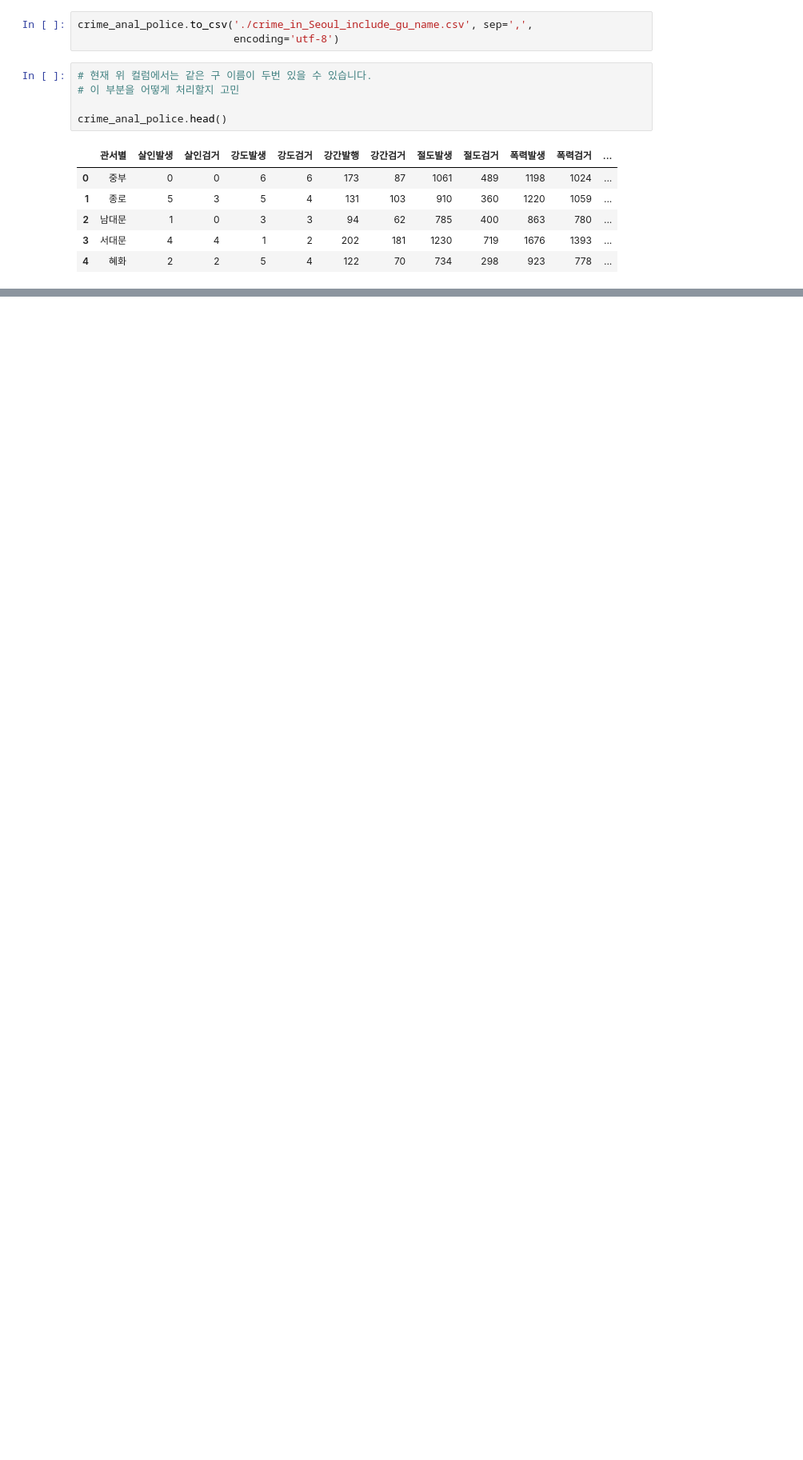
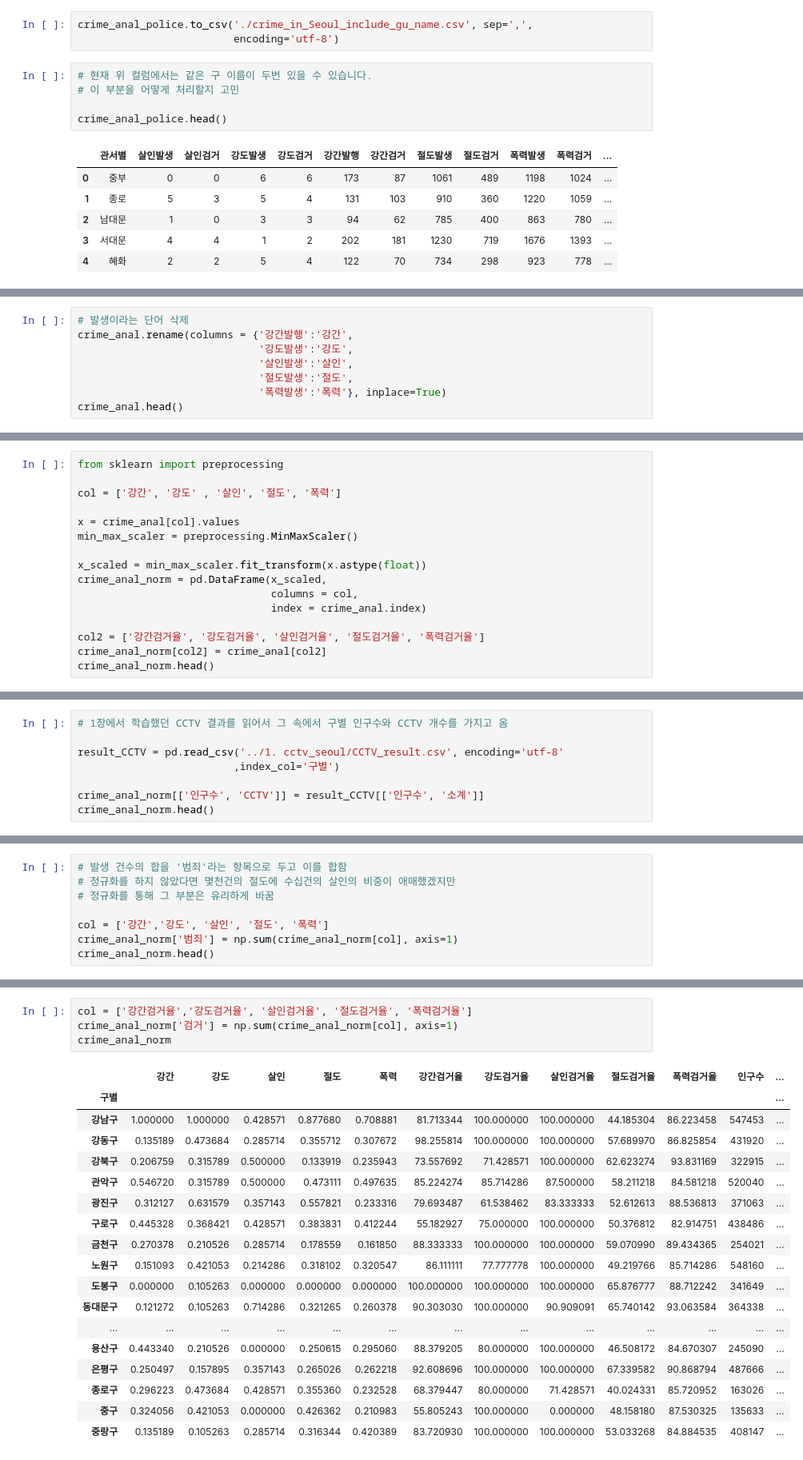
Before and after one commit to jihyunjeongme/datascience-example-python, a Jupyter notebook: 2장_서울시_범죄_현황_분석.ipynb, the cells around one changed output, grey strips where cells are left out. Shown at 80% size. Saved outputs shown, nothing was run; the diff lists cells and outputs as text; blank space fills up the shorter version.

```diff
--- a/2장_서울시_범죄_현황_분석.ipynb
+++ b/2장_서울시_범죄_현황_분석.ipynb
@@ -271,0 +338,8 @@ crime_anal_police.head()
+# %%
+# 발생이라는 단어 삭제
+crime_anal.rename(columns = {'강간발행':'강간',
+                             '강도발생':'강도',
+                             '살인발생':'살인',
+                             '절도발생':'절도',
+                             '폭력발생':'폭력'}, inplace=True)
+crime_anal.head()
@@ -271,0 +363,16 @@ crime_anal_police.head()
+# %%
+from sklearn import preprocessing
+
+col = ['강간', '강도' , '살인', '절도', '폭력']
+
+x = crime_anal[col].values
+min_max_scaler = preprocessing.MinMaxScaler()
+
+x_scaled = min_max_scaler.fit_transform(x.astype(float))
+crime_anal_norm = pd.DataFrame(x_scaled,
+                               columns = col,
+                               index = crime_anal.index)
+
+col2 = ['강간검거율', '강도검거율', '살인검거율', '절도검거율', '폭력검거율']
+crime_anal_norm[col2] = crime_anal[col2]
+crime_anal_norm.head()
@@ -271,0 +389,8 @@ crime_anal_police.head()
+# %%
+# 1장에서 학습했던 CCTV 결과를 읽어서 그 속에서 구별 인구수와 CCTV 개수를 가지고 옴
+
+result_CCTV = pd.read_csv('../1. cctv_seoul/CCTV_result.csv', encoding='utf-8'
+                         ,index_col='구별')
+
+crime_anal_norm[['인구수', 'CCTV']] = result_CCTV[['인구수', '소계']]
+crime_anal_norm.head()
@@ -271,0 +405,8 @@ crime_anal_police.head()
+# %%
+# 발생 건수의 합을 '범죄'라는 항목으로 두고 이를 합함
+# 정규화를 하지 않았다면 몇천건의 절도에 수십건의 살인의 비중이 애매했겠지만
+# 정규화를 통해 그 부분은 유리하게 바꿈
+
+col = ['강간','강도', '살인', '절도', '폭력']
+crime_anal_norm['범죄'] = np.sum(crime_anal_norm[col], axis=1)
+crime_anal_norm.head()
@@ -271,0 +421,23 @@ crime_anal_police.head()
+# %%
+col = ['강간검거율','강도검거율', '살인검거율', '절도검거율', '폭력검거율']
+crime_anal_norm['검거'] = np.sum(crime_anal_norm[col], axis=1)
+crime_anal_norm
+# %% [output]
+|  | 강간 | 강도 | 살인 | 절도 | 폭력 | 강간검거율 | 강도검거율 | 살인검거율 | 절도검거율 | 폭력검거율 | 인구수 | ... |
+| 구별 |  |  |  |  |  |  |  |  |  |  |  | ... |
+| 강남구 | 1.000000 | 1.000000 | 0.428571 | 0.877680 | 0.708881 | 81.713344 | 100.000000 | 100.000000 | 44.185304 | 86.223458 | 547453 | ... |
+| 강동구 | 0.135189 | 0.473684 | 0.285714 | 0.355712 | 0.307672 | 98.255814 | 100.000000 | 100.000000 | 57.689970 | 86.825854 | 431920 | ... |
+| 강북구 | 0.206759 | 0.315789 | 0.500000 | 0.133919 | 0.235943 | 73.557692 | 71.428571 | 100.000000 | 62.623274 | 93.831169 | 322915 | ... |
+| 관악구 | 0.546720 | 0.315789 | 0.500000 | 0.473111 | 0.497635 | 85.224274 | 85.714286 | 87.500000 | 58.211218 | 84.581218 | 520040 | ... |
+| 광진구 | 0.312127 | 0.631579 | 0.357143 | 0.557821 | 0.233316 | 79.693487 | 61.538462 | 83.333333 | 52.612613 | 88.536813 | 371063 | ... |
+| 구로구 | 0.445328 | 0.368421 | 0.428571 | 0.383831 | 0.412244 | 55.182927 | 75.000000 | 100.000000 | 50.376812 | 82.914751 | 438486 | ... |
+| 금천구 | 0.270378 | 0.210526 | 0.285714 | 0.178559 | 0.161850 | 88.333333 | 100.000000 | 100.000000 | 59.070990 | 89.434365 | 254021 | ... |
+| 노원구 | 0.151093 | 0.421053 | 0.214286 | 0.318102 | 0.320547 | 86.111111 | 77.777778 | 100.000000 | 49.219766 | 85.714286 | 548160 | ... |
+| 도봉구 | 0.000000 | 0.105263 | 0.000000 | 0.000000 | 0.000000 | 100.000000 | 100.000000 | 100.000000 | 65.876777 | 88.712242 | 341649 | ... |
+| 동대문구 | 0.121272 | 0.105263 | 0.714286 | 0.321265 | 0.260378 | 90.303030 | 100.000000 | 90.909091 | 65.740142 | 93.063584 | 364338 | ... |
+| ... | ... | ... | ... | ... | ... | ... | ... | ... | ... | ... | ... | ... |
+| 용산구 | 0.443340 | 0.210526 | 0.000000 | 0.250615 | 0.295060 | 88.379205 | 80.000000 | 100.000000 | 46.508172 | 84.670307 | 245090 | ... |
+| 은평구 | 0.250497 | 0.157895 | 0.357143 | 0.265026 | 0.262218 | 92.608696 | 100.000000 | 100.000000 | 67.339582 | 90.868794 | 487666 | ... |
+| 종로구 | 0.296223 | 0.473684 | 0.428571 | 0.355360 | 0.232528 | 68.379447 | 80.000000 | 71.428571 | 40.024331 | 85.720952 | 163026 | ... |
+| 중구 | 0.324056 | 0.421053 | 0.000000 | 0.426362 | 0.210983 | 55.805243 | 100.000000 | 0.000000 | 48.158180 | 87.530325 | 135633 | ... |
+| 중랑구 | 0.135189 | 0.105263 | 0.285714 | 0.316344 | 0.420389 | 83.720930 | 100.000000 | 100.000000 | 53.033268 | 84.884535 | 408147 | ... |
```
Also changed, not shown: parts of 11 cells of this notebook.
